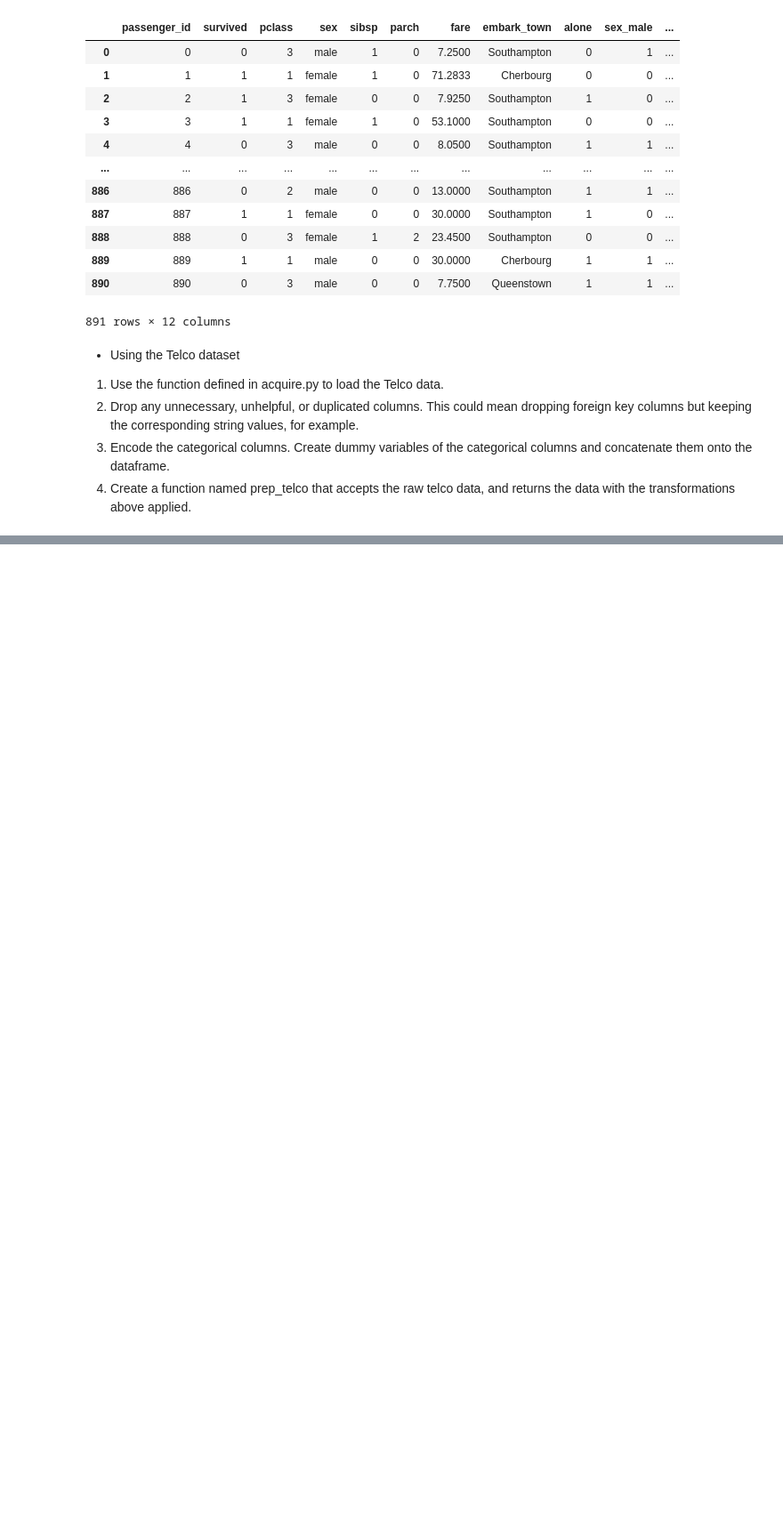
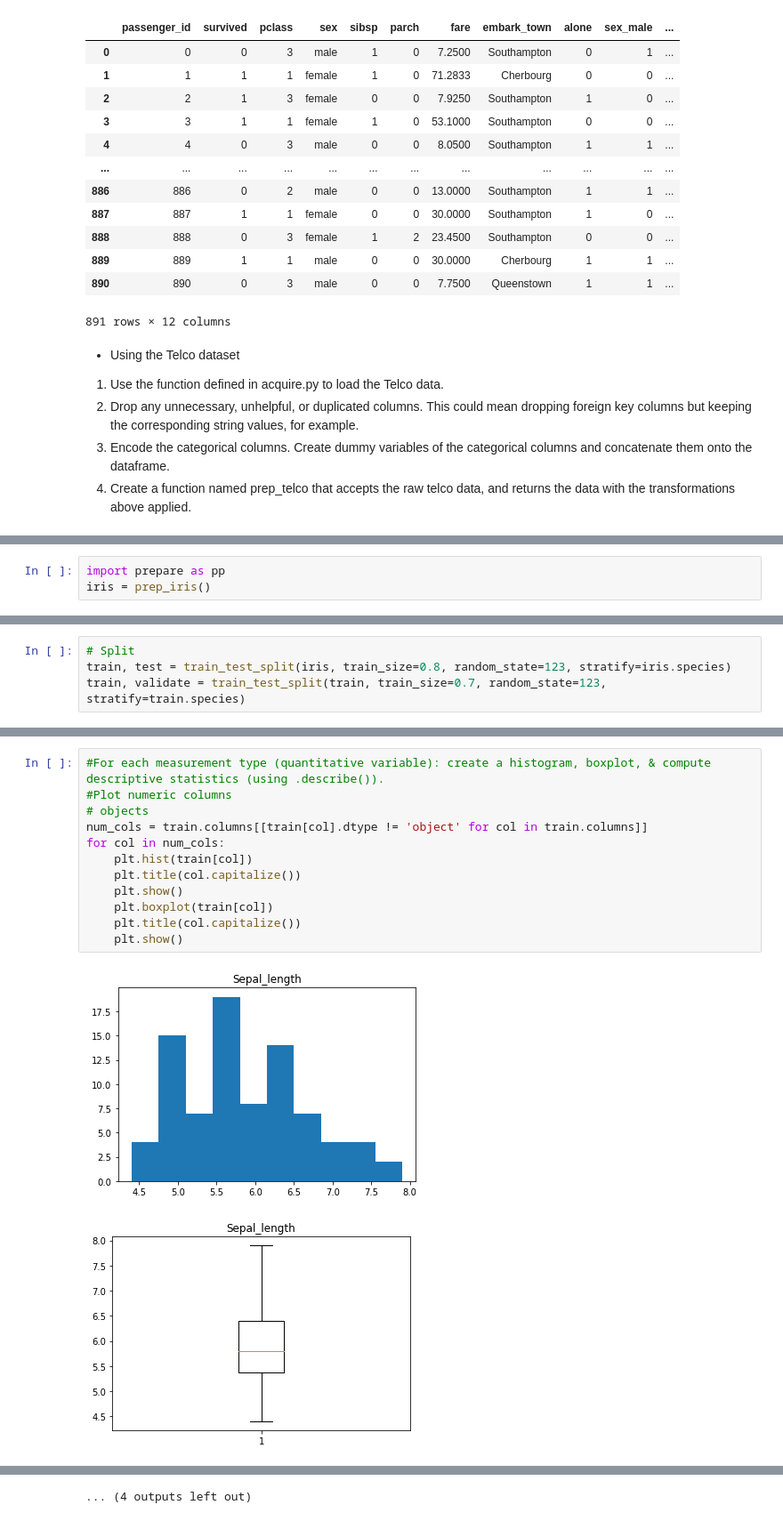
Before and after one commit to bradgauvin/classification-exercises, a Jupyter notebook: classification_exercises.ipynb, the cells around one changed output, grey strips where cells are left out. Shown at 89% size. Cells and saved outputs as stored; diff of their text form; blank space fills up the shorter version.

```diff
--- a/classification_exercises.ipynb
+++ b/classification_exercises.ipynb
@@ -588,0 +586,3 @@ Using cached csv
+# %%
+import prepare as pp
+iris = prep_iris()
@@ -588,0 +613,4 @@ Using cached csv
+# %%
+# Split
+train, test = train_test_split(iris, train_size=0.8, random_state=123, stratify=iris.species)
+train, validate = train_test_split(train, train_size=0.7, random_state=123, stratify=train.species)
@@ -588,0 +650,15 @@ Using cached csv
+# %%
+#For each measurement type (quantitative variable): create a histogram, boxplot, & compute descriptive statistics (using .describe()).
+#Plot numeric columns
+# objects
+num_cols = train.columns[[train[col].dtype != 'object' for col in train.columns]]
+for col in num_cols:
+    plt.hist(train[col])
+    plt.title(col.capitalize())
+    plt.show()
+    plt.boxplot(train[col])
+    plt.title(col.capitalize())
+    plt.show()
+# %% [output]
+[figure, added]
+[figure, added]
@@ -588,0 +675 @@ Using cached csv
+... (4 outputs left out)
```
Also changed, not shown: parts of 58 cells of this notebook.
